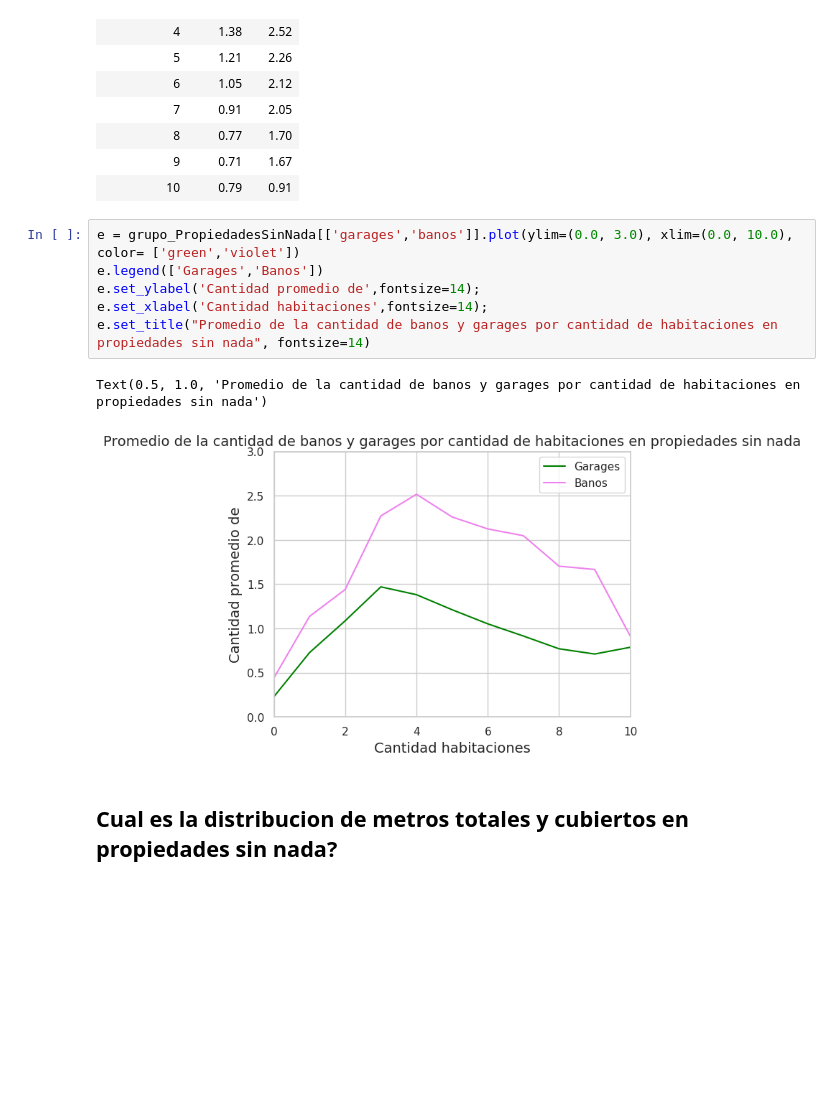
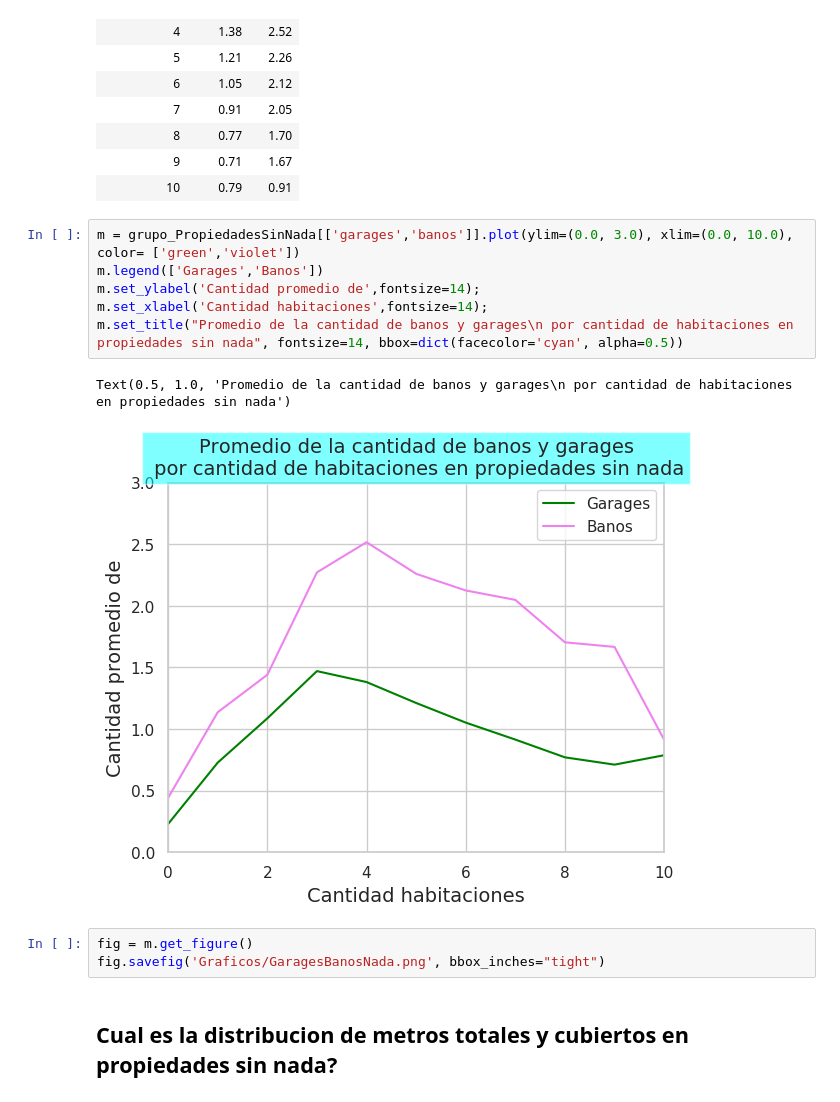
Before and after one commit to cessar5/7506_20192C, a Jupyter notebook: TP1_N.ipynb, the cells around one changed output. Drawn from its saved outputs; the diff is of its cells as text; blank space fills up the shorter version.

```diff
--- a/TP1_N.ipynb
+++ b/TP1_N.ipynb
@@ -409,14 +637,17 @@ grupo_PropiedadesSinNada
 | 9 | 0.71 | 1.67 |
 | 10 | 0.79 | 0.91 |
 # %%
-e = grupo_PropiedadesSinNada[['garages','banos']].plot(ylim=(0.0, 3.0), xlim=(0.0, 10.0), color= ['green','violet'])
-e.legend(['Garages','Banos'])
-e.set_ylabel('Cantidad promedio de',fontsize=14);
-e.set_xlabel('Cantidad habitaciones',fontsize=14);
-e.set_title("Promedio de la cantidad de banos y garages por cantidad de habitaciones en propiedades sin nada", fontsize=14)
+m = grupo_PropiedadesSinNada[['garages','banos']].plot(ylim=(0.0, 3.0), xlim=(0.0, 10.0), color= ['green','violet'])
+m.legend(['Garages','Banos'])
+m.set_ylabel('Cantidad promedio de',fontsize=14);
+m.set_xlabel('Cantidad habitaciones',fontsize=14);
+m.set_title("Promedio de la cantidad de banos y garages\n por cantidad de habitaciones en propiedades sin nada", fontsize=14, bbox=dict(facecolor='cyan', alpha=0.5))
 # %% [output]
-Text(0.5, 1.0, 'Promedio de la cantidad de banos y garages por cantidad de habitaciones en propiedades sin nada')
+Text(0.5, 1.0, 'Promedio de la cantidad de banos y garages\n por cantidad de habitaciones en propiedades sin nada')
-[figure, old version]
+[figure, new version]
+# %%
+fig = m.get_figure()
+fig.savefig('Graficos/GaragesBanosNada.png', bbox_inches="tight")
 # %% [markdown]
 ## Cual es la distribucion de metros totales y cubiertos en propiedades sin nada?
 # %%
```
Also changed, not shown: parts of 190 cells of this notebook.
